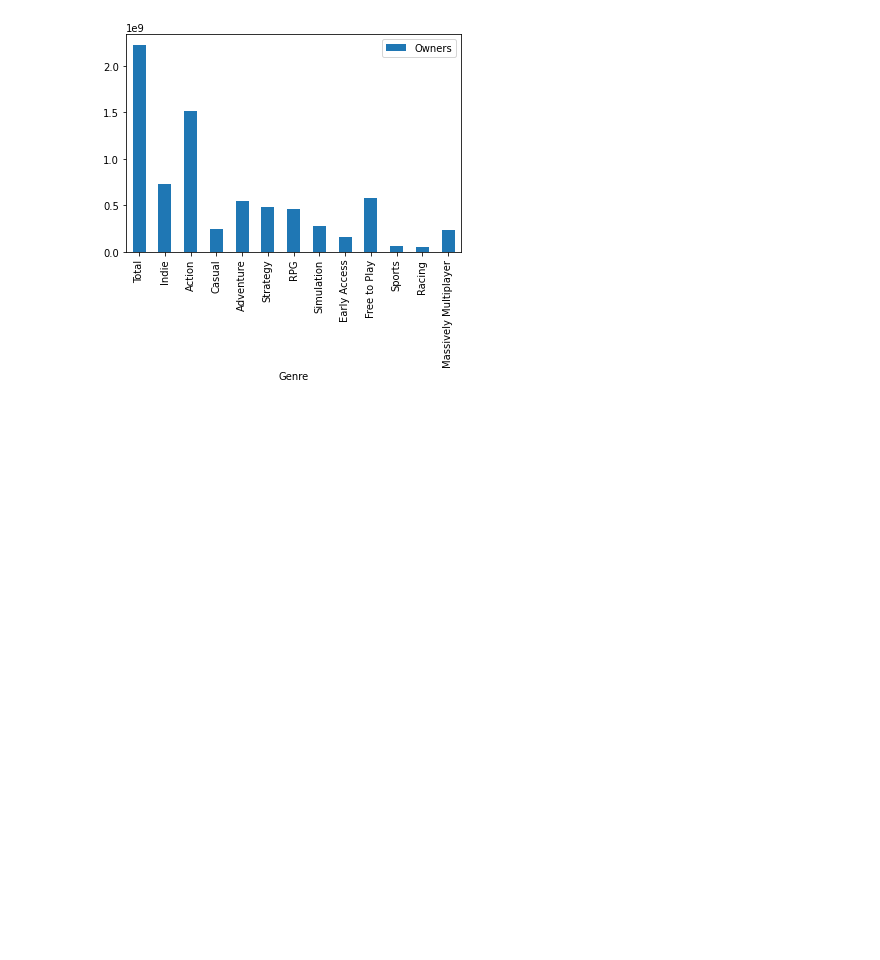
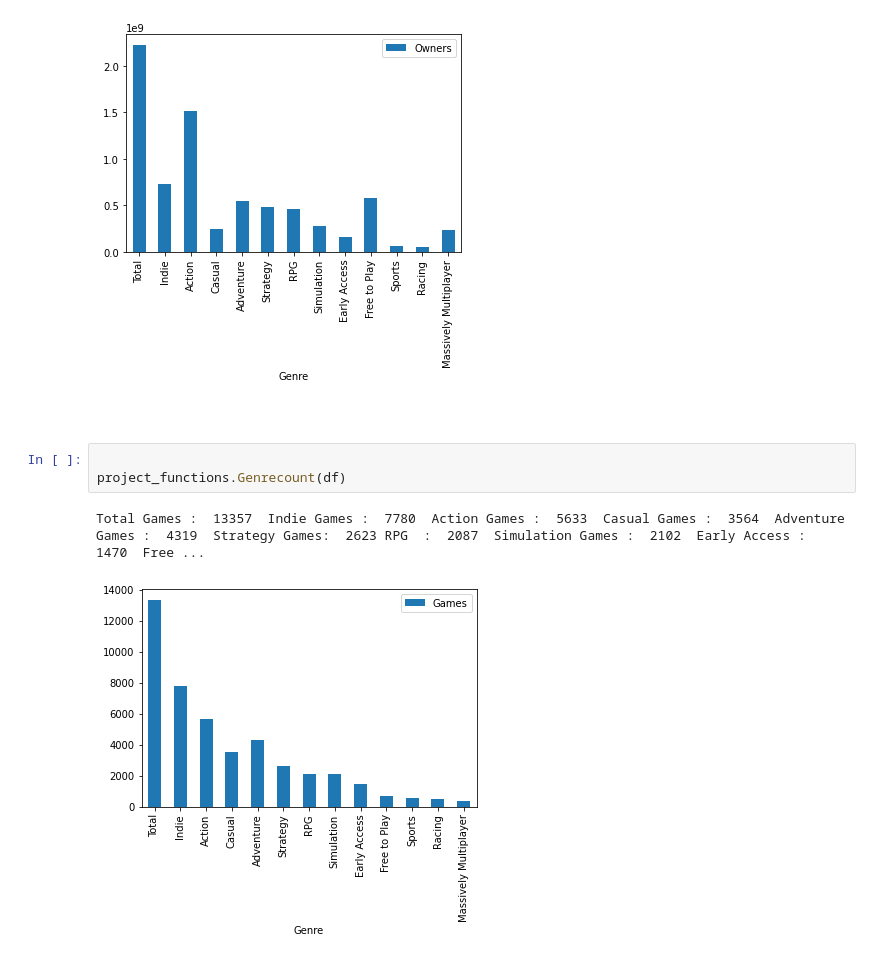
Before and after one commit to bengy124/Data-301-Final-Project, a Jupyter notebook: analysis/Cawston/Milestone2.ipynb, the cells around one changed output. Cells and saved outputs as stored; diff of their text form; blank space fills up the shorter version.

Commit message:
Added more functions

```diff
--- a/analysis/Cawston/Milestone2.ipynb
+++ b/analysis/Cawston/Milestone2.ipynb
@@ -27,3 +29,9 @@ project_functions.plotOwners(df)
 [figure]
 # %% [markdown]
 ###
+# %%
+
+project_functions.Genrecount(df)
+# %% [output]
+Total Games :  13357  Indie Games :  7780  Action Games :  5633  Casual Games :  3564  Adventure Games :  4319  Strategy Games:  2623 RPG  :  2087  Simulation Games :  2102  Early Access :  1470  Free ...
+[figure, added]
```
Also changed, not shown: parts of 3 cells of this notebook, 3 other files.
